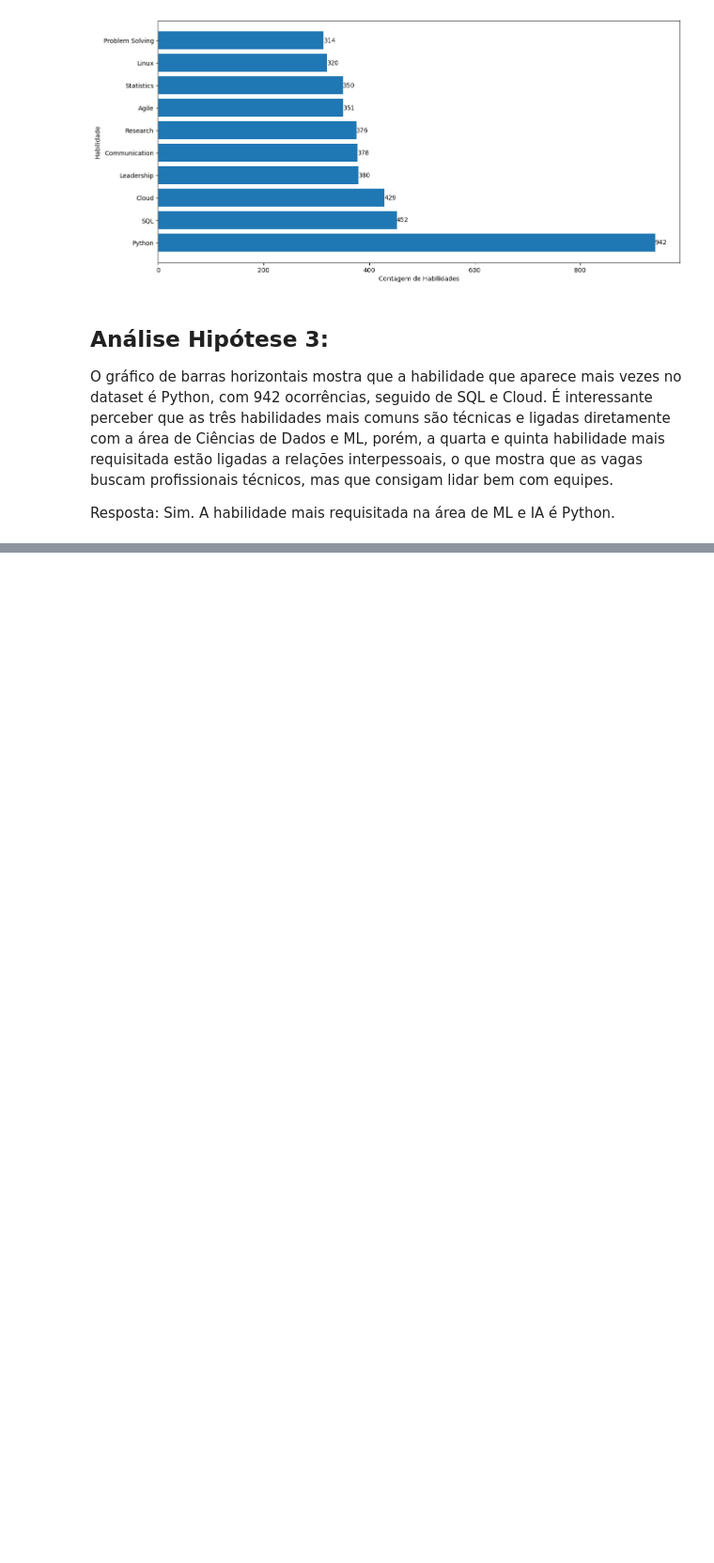
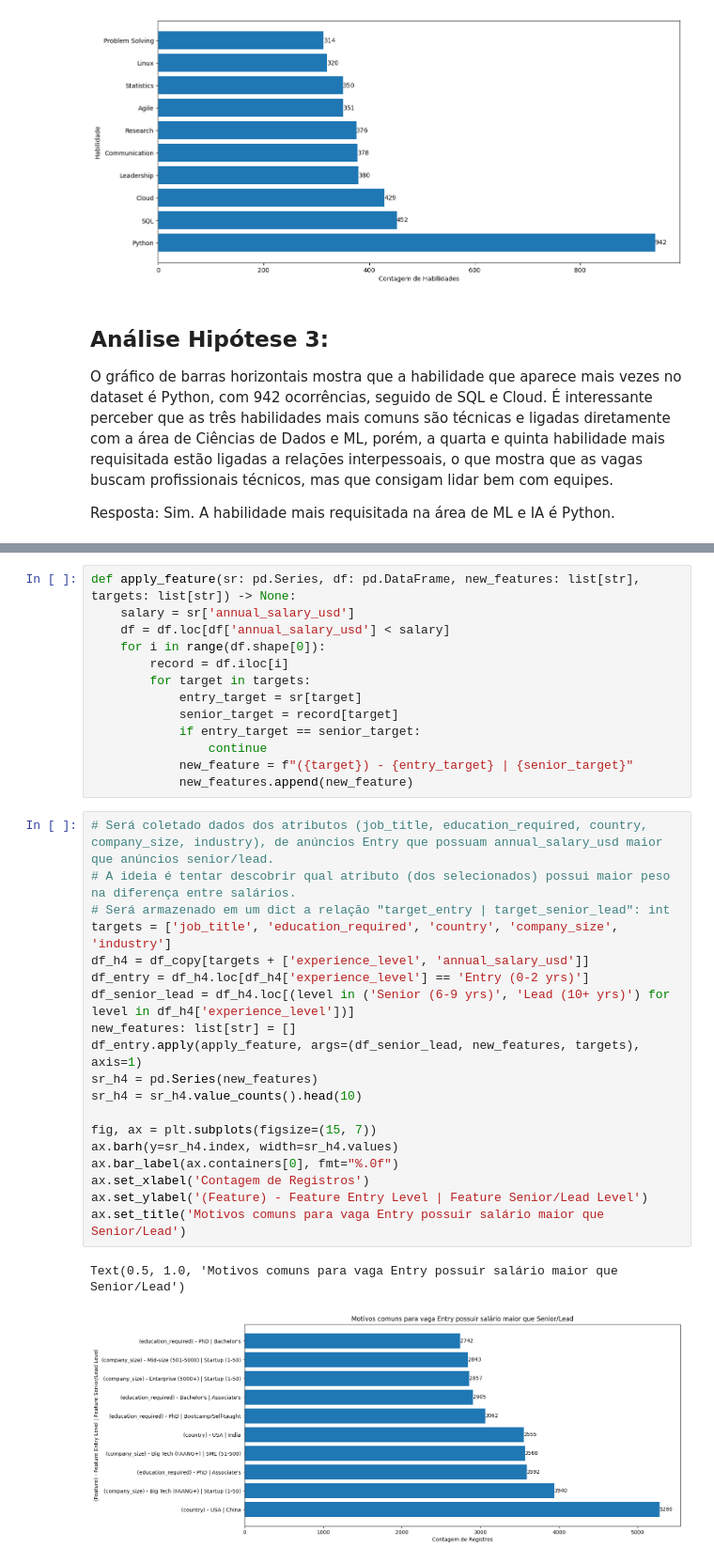
Before and after one commit to LucasDSF7/Data-Analysis-Puc-Rio, a Jupyter notebook: mvp/ia_jobs_market.ipynb, the cells around one changed output, grey strips where cells are left out. Shown at 94% size. Saved outputs shown, nothing was run; the diff lists cells and outputs as text; blank space fills up the shorter version.

```diff
--- a/mvp/ia_jobs_market.ipynb
+++ b/mvp/ia_jobs_market.ipynb
@@ -631,0 +636,35 @@ Resposta: Sim. A habilidade mais requisitada na área de ML e IA é Python.
+# %%
+def apply_feature(sr: pd.Series, df: pd.DataFrame, new_features: list[str], targets: list[str]) -> None:
+    salary = sr['annual_salary_usd']
+    df = df.loc[df['annual_salary_usd'] < salary]
+    for i in range(df.shape[0]):
+        record = df.iloc[i]
+        for target in targets:
+            entry_target = sr[target]
+            senior_target = record[target]
+            if entry_target == senior_target:
+                continue
+            new_feature = f"({target}) - {entry_target} | {senior_target}"
+            new_features.append(new_feature)
+# %%
+# Será coletado dados dos atributos (job_title, education_required, country, company_size, industry), de anúncios Entry que possuam annual_salary_usd maior que anúncios senior/lead.
+# A ideia é tentar descobrir qual atributo (dos selecionados) possui maior peso na diferença entre salários.
+# Será armazenado em um dict a relação "target_entry | target_senior_lead": int
+targets = ['job_title', 'education_required', 'country', 'company_size', 'industry']
+df_h4 = df_copy[targets + ['experience_level', 'annual_salary_usd']]
+df_entry = df_h4.loc[df_h4['experience_level'] == 'Entry (0-2 yrs)']
+df_senior_lead = df_h4.loc[(level in ('Senior (6-9 yrs)', 'Lead (10+ yrs)') for level in df_h4['experience_level'])]
+new_features: list[str] = []
+df_entry.apply(apply_feature, args=(df_senior_lead, new_features, targets), axis=1)
+sr_h4 = pd.Series(new_features)
+sr_h4 = sr_h4.value_counts().head(10)
+
+fig, ax = plt.subplots(figsize=(15, 7))
+ax.barh(y=sr_h4.index, width=sr_h4.values)
+ax.bar_label(ax.containers[0], fmt="%.0f")
+ax.set_xlabel('Contagem de Registros')
+ax.set_ylabel('(Feature) - Feature Entry Level | Feature Senior/Lead Level')
+ax.set_title('Motivos comuns para vaga Entry possuir salário maior que Senior/Lead')
+# %% [output]
+Text(0.5, 1.0, 'Motivos comuns para vaga Entry possuir salário maior que Senior/Lead')
+[figure, added]
```
Also changed, not shown: parts of 4 cells of this notebook.
